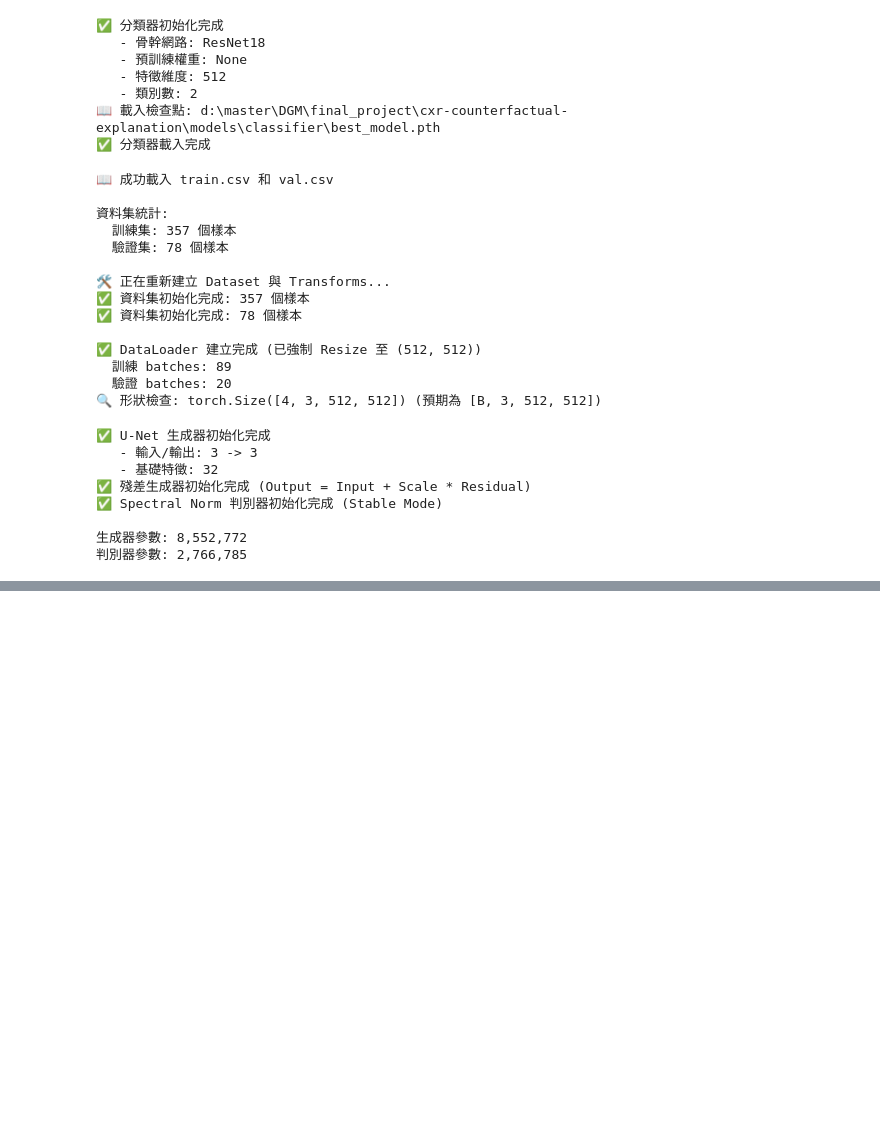
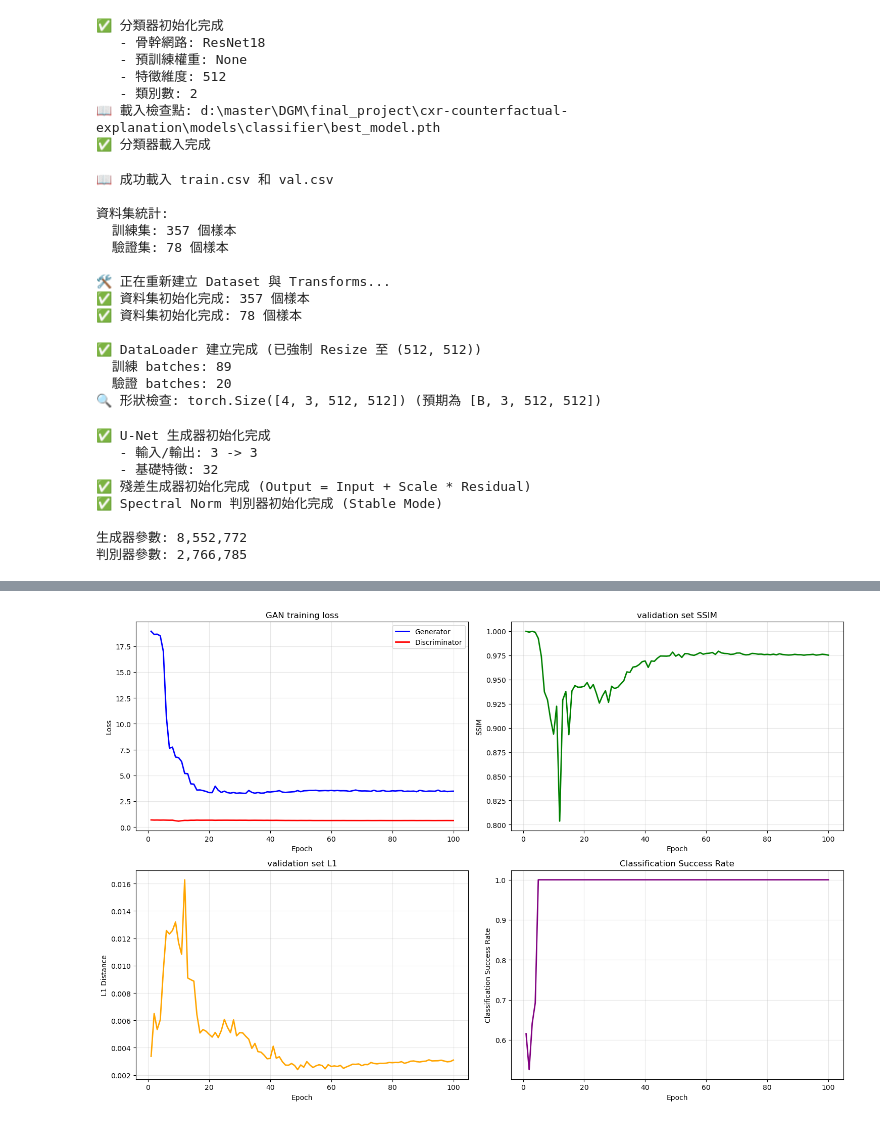
Before and after one commit to Qqqsse/cxr-counterfactual-explanation-advanced-version, a Jupyter notebook: notebooks/03_cgan_training.ipynb, the cells around one changed output, grey strips where cells are left out. Drawn from its saved outputs; the diff is of its cells as text; code cells hidden in the pictures; blank space fills up the shorter version.

```diff
--- a/notebooks/03_cgan_training.ipynb
+++ b/notebooks/03_cgan_training.ipynb
@@ -72,7 +72,7 @@ print(f"  模型目錄: {MODELS_DIR}")
   模型目錄: d:\master\DGM\final_project\cxr-counterfactual-explanation\models\generator
 # %%
 # %% [markdown]
-# ## 2. 超參數設定 (黃金平衡版)
+# ## 2. 超參數設定 (解鎖版：喚醒生成器)
 
 # %%
 CONFIG = {
@@ -88,17 +88,17 @@ CONFIG = {
     'num_workers': 2,
     'use_amp': True,
 
-    # 優化器 (回到標準速度，求穩)
-    'lr_g': 2e-4,
+    # 優化器 (保持較高學習率來破冰)
+    'lr_g': 5e-4,
     'lr_d': 2e-4,
     'beta1': 0.5,
     'beta2': 0.999,
 
-    # 損失權重 (關鍵調整)
+    # 損失權重 (關鍵微調)
     'lambda_adv': 1.0,
-    'lambda_cls': 15.0,   # [修正] 從 100 降回 15 (適度壓力)
-    'lambda_l1': 40.0,    # [修正] 從 0.1 大幅拉高到 40 (強力約束畫質)
-    'lambda_perceptual': 5.0, # [修正] 拉高感知損失，保護紋理細節
+    'lambda_cls': 25.0,   # [提高] 加大改圖誘因
+    'lambda_l1': 10.0,    # [降低] 放鬆 L1 束縛 (從 40 降到 10)
+    'lambda_perceptual': 5.0, # 維持感知損失以保護紋理
     'lambda_tv': 0.1,
 
     # 訓練策略
@@ -107,7 +107,7 @@ CONFIG = {
     'sample_interval': 5,
 }
 
-print("超參數設定 (黃金平衡版):")
+print("超參數設定 (解鎖版):")
 for key, value in CONFIG.items():
     print(f"  {key}: {value}")
 # %% [output]
@@ -733,37 +734,39 @@ epochs = range(1, len(history['g_loss']) + 1)
 
 # GAN 損失
 axes[0, 0].plot(epochs, history['g_loss'], 'b-', label='Generator', linewidth=2)
 axes[0, 0].plot(epochs, history['d_loss'], 'r-', label='Discriminator', linewidth=2)
 axes[0, 0].set_xlabel('Epoch')
 axes[0, 0].set_ylabel('Loss')
-axes[0, 0].set_title('GAN 訓練損失')
+axes[0, 0].set_title('GAN training loss')
 axes[0, 0].legend()
 axes[0, 0].grid(True, alpha=0.3)
 
 # SSIM
 axes[0, 1].plot(epochs, history['val_ssim'], 'g-', linewidth=2)
 axes[0, 1].set_xlabel('Epoch')
 axes[0, 1].set_ylabel('SSIM')
-axes[0, 1].set_title('驗證集 SSIM（越高越好）')
+axes[0, 1].set_title('validation set SSIM')
 axes[0, 1].grid(True, alpha=0.3)
 
 # L1 距離
 axes[1, 0].plot(epochs, history['val_l1'], 'orange', linewidth=2)
 axes[1, 0].set_xlabel('Epoch')
 axes[1, 0].set_ylabel('L1 Distance')
-axes[1, 0].set_title('驗證集 L1 距離（越低越好）')
+axes[1, 0].set_title('validation set L1')
 axes[1, 0].grid(True, alpha=0.3)
 
 # 分類成功率
 axes[1, 1].plot(epochs, history['val_cls_success'], 'purple', linewidth=2)
 axes[1, 1].set_xlabel('Epoch')
 axes[1, 1].set_ylabel('Classification Success Rate')
-axes[1, 1].set_title('分類反轉成功率（越高越好）')
+axes[1, 1].set_title('Classification Success Rate')
 axes[1, 1].grid(True, alpha=0.3)
 
 plt.tight_layout()
 plt.savefig(RESULTS_DIR / "figures" / "cgan_training.png", dpi=150, bbox_inches='tight')
 plt.show()
+# %% [output]
+[figure, added]
 # %%
 # %% [markdown]
 # ## 10. 生成樣本測試
```
Also changed, not shown: parts of 5 cells of this notebook.
